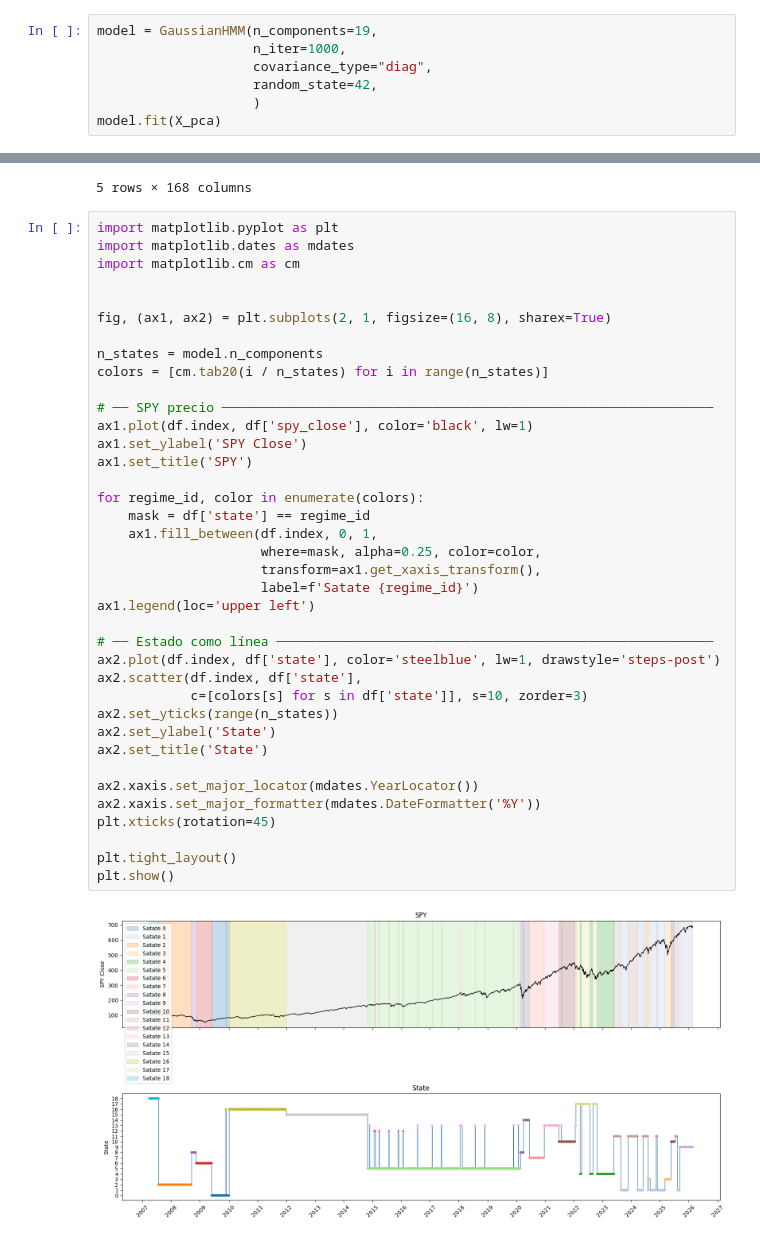
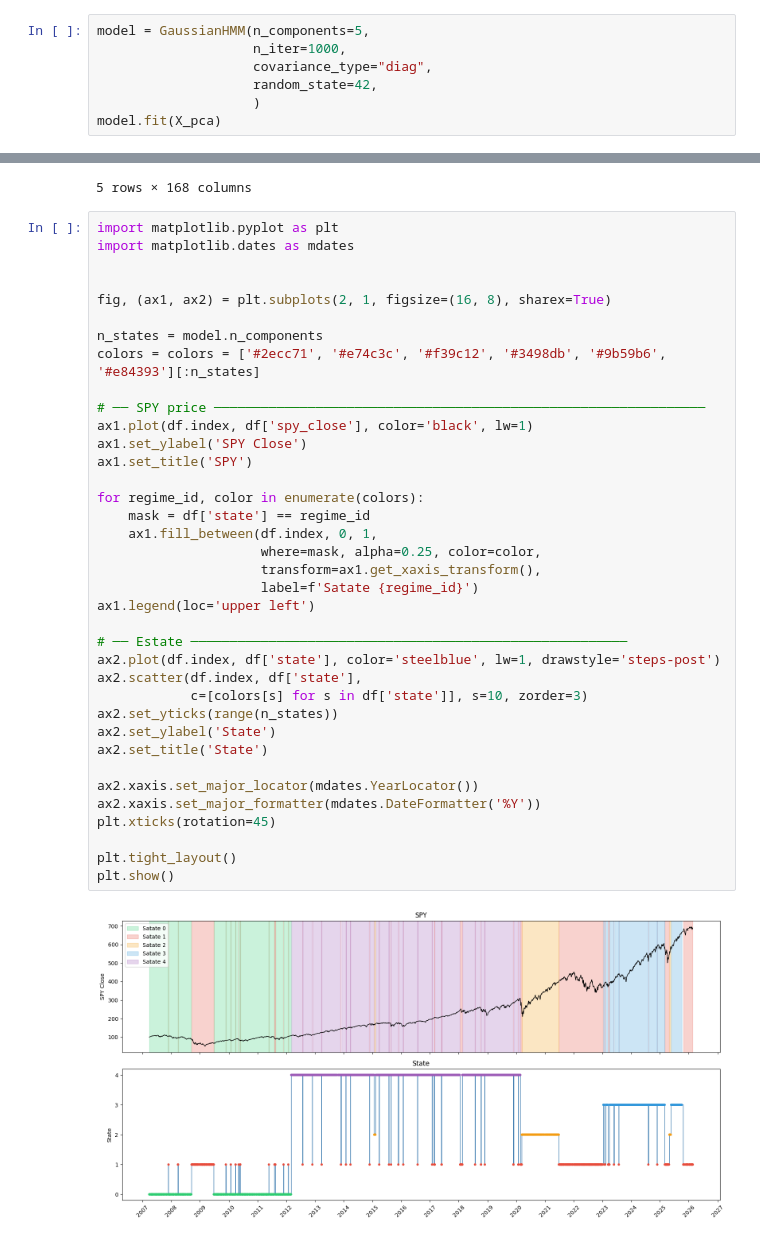
Before and after one commit to iagorivadulla/Market-Regime-ML-Meta-Labeling-System, a Jupyter notebook: src/testing.ipynb, the cells around one changed output, grey strips where cells are left out. Cells and saved outputs as stored; diff of their text form.

```diff
--- a/src/testing.ipynb
+++ b/src/testing.ipynb
@@ -20,7 +20,7 @@ X_scaled = scaler.fit_transform(df)
 pca = PCA(n_components=0.95, random_state=42)
 X_pca = pca.fit_transform(X_scaled)
 # %%
-model = GaussianHMM(n_components=19,
+model = GaussianHMM(n_components=5,
                     n_iter=1000,
                     covariance_type="diag",
                     random_state=42,
@@ -51,40 +51,39 @@ df.tail()
 # %%
 import matplotlib.pyplot as plt
 import matplotlib.dates as mdates
-import matplotlib.cm as cm
 
 
 fig, (ax1, ax2) = plt.subplots(2, 1, figsize=(16, 8), sharex=True)
 
 n_states = model.n_components
-colors = [cm.tab20(i / n_states) for i in range(n_states)]
+colors = colors = ['#2ecc71', '#e74c3c', '#f39c12', '#3498db', '#9b59b6', '#e84393'][:n_states]
 
-# ── SPY precio ───────────────────────────────────────────────────────────────
+# ── SPY price ───────────────────────────────────────────────────────────────
 ax1.plot(df.index, df['spy_close'], color='black', lw=1)
 ax1.set_ylabel('SPY Close')
 ax1.set_title('SPY')
 
 for regime_id, color in enumerate(colors):
     mask = df['state'] == regime_id
     ax1.fill_between(df.index, 0, 1,
                      where=mask, alpha=0.25, color=color,
                      transform=ax1.get_xaxis_transform(),
                      label=f'Satate {regime_id}')
 ax1.legend(loc='upper left')
 
-# ── Estado como línea ────────────────────────────────────────────────────────
+# ── Estate ────────────────────────────────────────────────────────
 ax2.plot(df.index, df['state'], color='steelblue', lw=1, drawstyle='steps-post')
 ax2.scatter(df.index, df['state'],
             c=[colors[s] for s in df['state']], s=10, zorder=3)
 ax2.set_yticks(range(n_states))
 ax2.set_ylabel('State')
 ax2.set_title('State')
 
 ax2.xaxis.set_major_locator(mdates.YearLocator())
 ax2.xaxis.set_major_formatter(mdates.DateFormatter('%Y'))
 plt.xticks(rotation=45)
 
 plt.tight_layout()
 plt.show()
 # %% [output]
-[figure, old version]
+[figure, new version]
```
Also changed, not shown: parts of 2 cells of this notebook, 10 other files.
